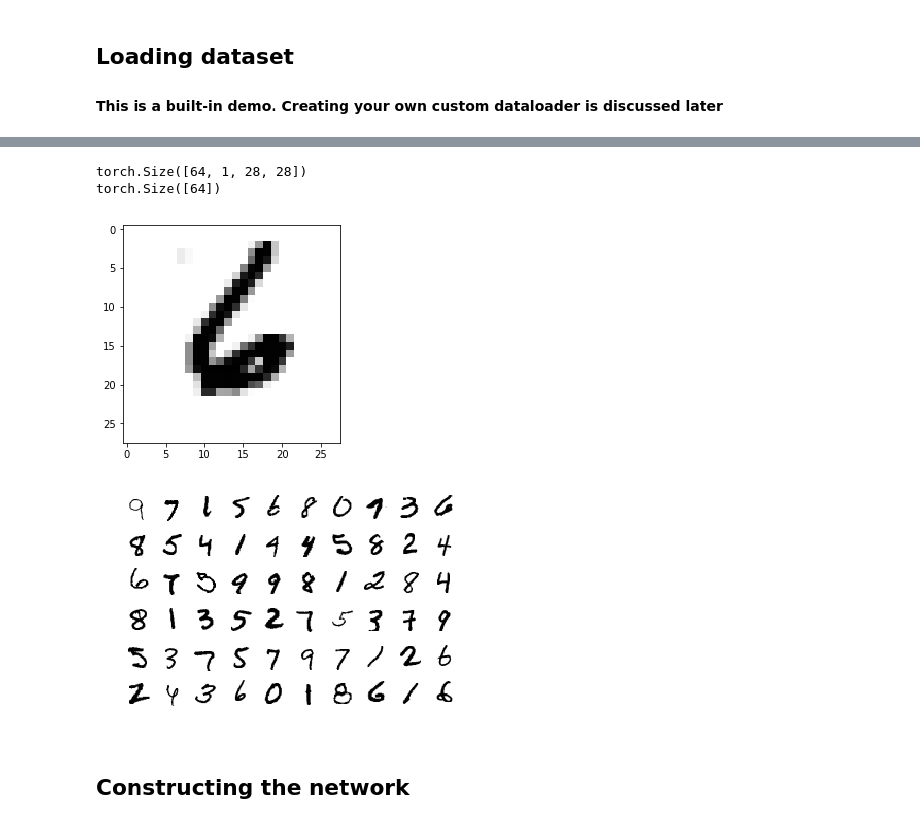
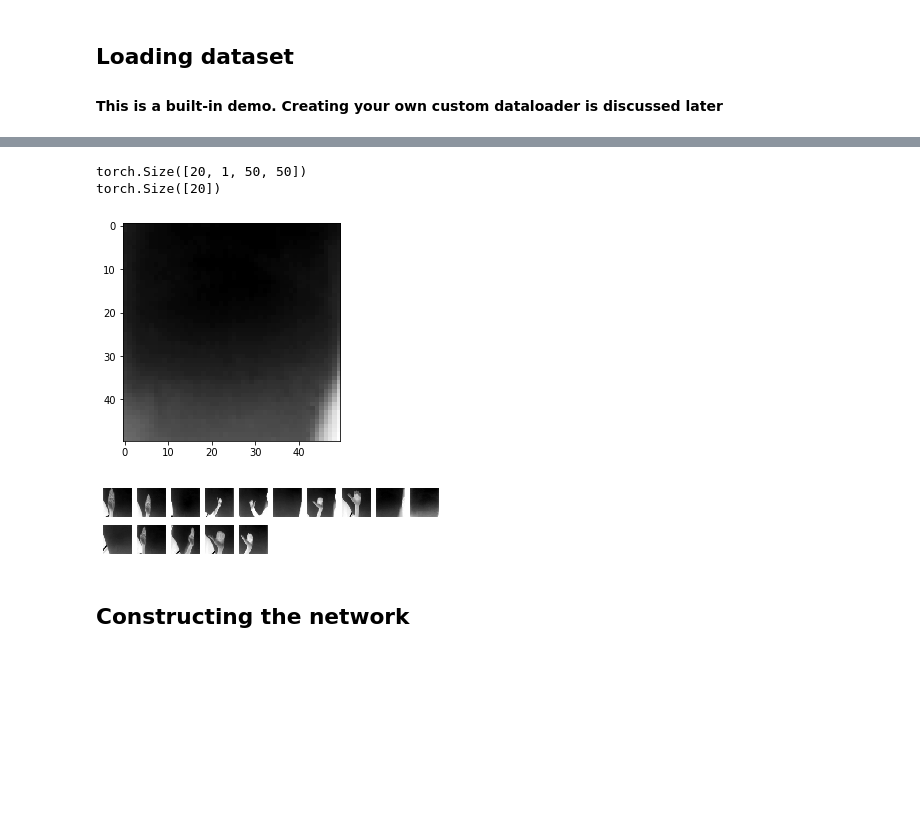
Before and after one commit to jvidit/Gesture-Detection, a Jupyter notebook: PytorchTutorial.ipynb, the cells around one changed output, grey strips where cells are left out. Cells and saved outputs as stored; diff of their text form; code cells hidden in the pictures; blank space fills up the shorter version.

Commit message:
Collected Dataset

```diff
--- a/PytorchTutorial.ipynb
+++ b/PytorchTutorial.ipynb
@@ -35,6 +75,38 @@ transform = transforms.Compose([transforms.ToTensor(),
+# %%
+class kagDataset(Dataset):
+
+    def __init__(self, file_path, transform=None):
+        self.data = pd.read_csv(file_path)
+        self.transform = transform
+
+    def __len__(self):
+        return len(self.data)
+
+    def __getitem__(self, index):
+        # load image as ndarray type (Height * Width * Channels)
+        # be carefull for converting dtype to np.uint8 [Unsigned integer (0 to 255)]
+        # in this example, i don't use ToTensor() method of torchvision.transforms
+        # so you can convert numpy ndarray shape to tensor in PyTorch (H, W, C) --> (C, H, W)
+        image = self.data.iloc[index, 1:].values.astype(np.uint8).reshape((1,50,50))
+        label = self.data.iloc[index, 0]
+
+        if self.transform is not None:
+            image = self.transform(image)
+
+        return image, label
 # %%
-trainset = datasets.MNIST('~/Documents/Sem9/TA-COL780/Pytorch_tutorial/', download=True, train=True, transform=transform)
-testset = datasets.MNIST('~/Documents/Sem9/TA-COL780/Pytorch_tutorial/', download=True, train=False, transform=transform)
-trainloader = torch.utils.data.DataLoader(trainset, batch_size=64, shuffle=True)
-testloader = torch.utils.data.DataLoader(testset, batch_size=64, shuffle=True)
-classes = ('0','1','2','3','4','5','6','7','8','9')
+# trainset = datasets.MNIST('~/Documents/Sem9/TA-COL780/Pytorch_tutorial/', download=True, train=True, transform=transform)
+# testset = datasets.MNIST('~/Documents/Sem9/TA-COL780/Pytorch_tutorial/', download=True, train=False, transform=transform)
+
+train_path = './data/train.csv'
+test_path = './data/test.csv'
+
+
+
+trainset = kagDataset(train_path)
+testset = kagDataset(test_path)
+
+
+trainloader = torch.utils.data.DataLoader(trainset, batch_size=20, shuffle=True)
+testloader = torch.utils.data.DataLoader(testset, batch_size=20, shuffle=True)
+classes = ('0','1','2','3')
@@ -48,21 +117,21 @@ images, labels = dataiter.next()
 print(images.shape)
 print(labels.shape)
 # %% [output]
-torch.Size([64, 1, 28, 28])
-torch.Size([64])
+torch.Size([20, 1, 50, 50])
+torch.Size([20])
 # %%
 plt.imshow(images[0].numpy().squeeze(), cmap='gray_r');
 # %% [output]
-[figure, old version]
+[figure, new version]
 # %%
 figure = plt.figure()
-num_of_images = 60
+num_of_images = 15
 for index in range(1, num_of_images + 1):
     plt.subplot(6, 10, index)
     plt.axis('off')
     plt.imshow(images[index].numpy().squeeze(), cmap='gray_r')
 # %% [output]
-[figure, old version]
+[figure, new version]
 # %% [markdown]
 ## Constructing the network
 # %%
```
Also changed, not shown: parts of 16 cells of this notebook, 8 other files.
